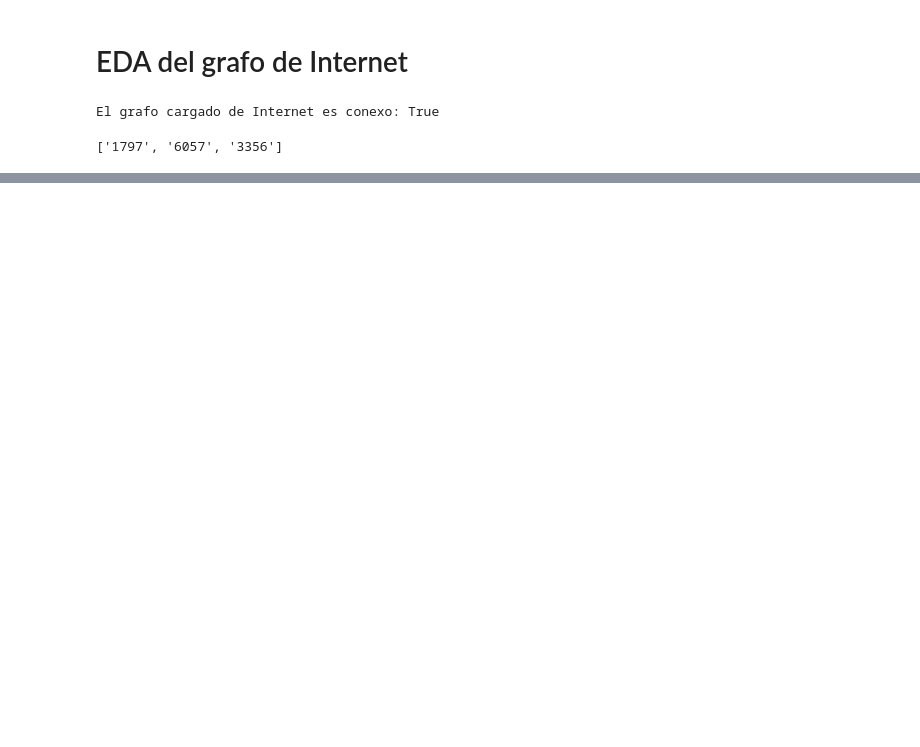
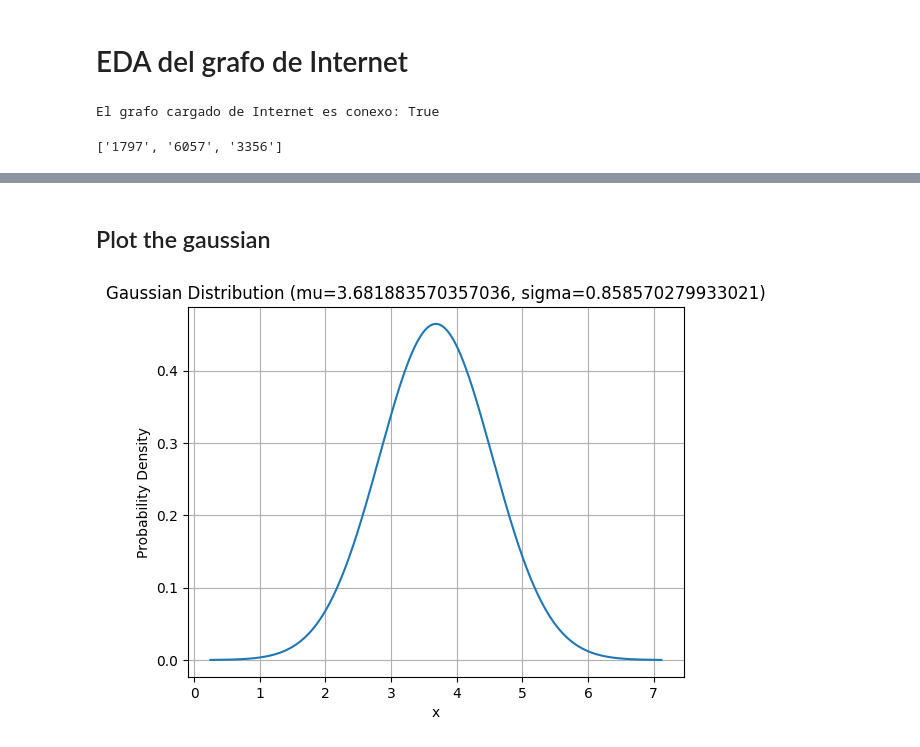
Before and after one commit to carlos-cagnazzo/internet-topology-ris, a Jupyter notebook: eda/eda-grafo-internet-muestro-caminos.ipynb, the cells around one changed output, grey strips where cells are left out. Saved outputs shown, nothing was run; the diff lists cells and outputs as text; code cells hidden in the pictures; blank space fills up the shorter version.

```diff
--- a/eda/eda-grafo-internet-muestro-caminos.ipynb
+++ b/eda/eda-grafo-internet-muestro-caminos.ipynb
@@ -108,0 +268,26 @@ Median length: 3.0
+# %% [markdown]
+## Plot the gaussian
+# %%
+import numpy as np
+import matplotlib.pyplot as plt
+
+def plot_gaussian(mu, sigma):
+    # Create a range of x values
+    x = np.linspace(mu - 4*sigma, mu + 4*sigma, 1000)
+
+    # Gaussian (normal distribution) formula
+    y = (1 / (sigma * np.sqrt(2 * np.pi))) * np.exp(-0.5 * ((x - mu) / sigma)**2)
+
+    # Plot
+    plt.figure()
+    plt.plot(x, y)
+    plt.title(f'Gaussian Distribution (mu={mu}, sigma={sigma})')
+    plt.xlabel('x')
+    plt.ylabel('Probability Density')
+    plt.grid()
+    plt.show()
+
+# Example usage
+plot_gaussian(mu=stat.mean(avgs), sigma=stat.mean(stds))
+# %% [output]
+[figure, added]
```
Also changed, not shown: parts of 6 cells of this notebook, 3 other files.
